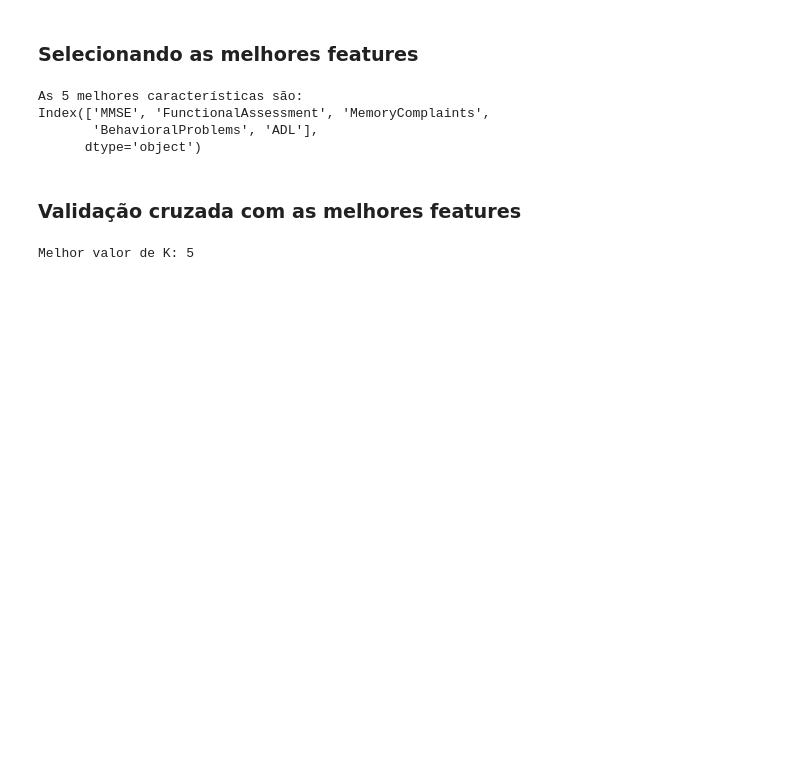
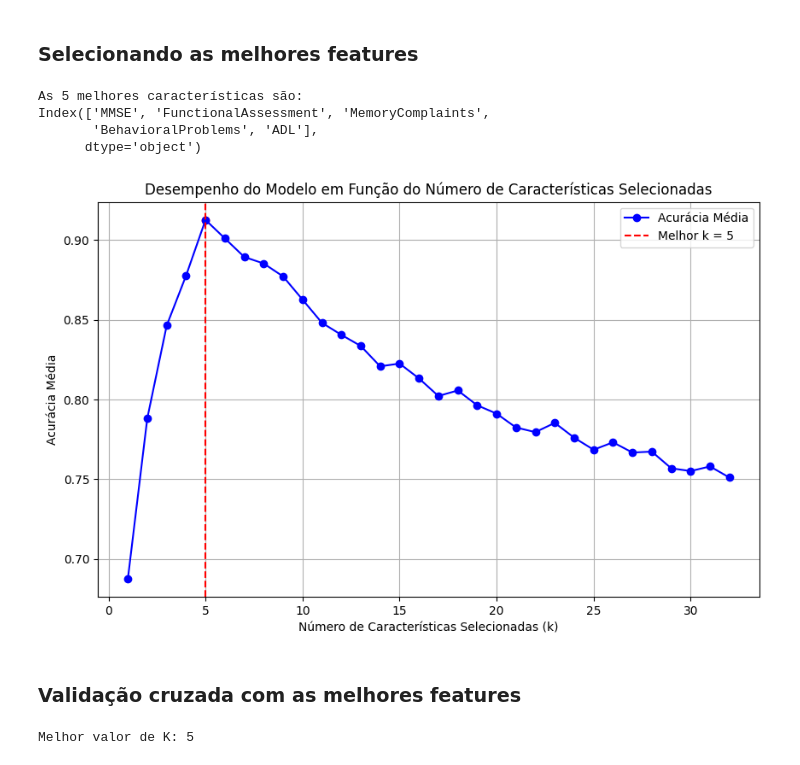
Before and after one commit to luizfernando05/projeto-alzheimer, a Jupyter notebook: 02_alzheimer_classification/knn.ipynb, the cells around one changed output. Drawn from its saved outputs; the diff is of its cells as text; code cells hidden in the pictures; blank space fills up the shorter version.

Commit message:
inserindo grafico do desempenho do modelo em relacao ao numero de caracteristicas

```diff
--- a/02_alzheimer_classification/knn.ipynb
+++ b/02_alzheimer_classification/knn.ipynb
@@ -152,6 +152,25 @@ As 5 melhores características são:
 Index(['MMSE', 'FunctionalAssessment', 'MemoryComplaints',
        'BehavioralProblems', 'ADL'],
       dtype='object')
+# %%
+# Gráfico mostrando a acurácia média em função do número de características
+plt.figure(figsize=(10, 6))
+plt.plot(k_range, mean_scores, marker='o', linestyle='-', color='b', label='Acurácia Média')
+
+# Destacando o ponto de melhor k
+best_k_features = np.argmax(mean_scores) + 1  # Supondo que o melhor k foi 5 no exemplo
+plt.axvline(x=best_k_features, color='r', linestyle='--', label=f'Melhor k = {best_k_features}')
+plt.scatter(best_k_features, max(mean_scores), color='r')
+
+# Configurações do gráfico
+plt.title('Desempenho do Modelo em Função do Número de Características Selecionadas')
+plt.xlabel('Número de Características Selecionadas (k)')
+plt.ylabel('Acurácia Média')
+plt.legend()
+plt.grid(True)
+plt.show()
+# %% [output]
+[figure, added]
 # %% [markdown]
 ### Validação cruzada com as melhores features
 # %%
```
